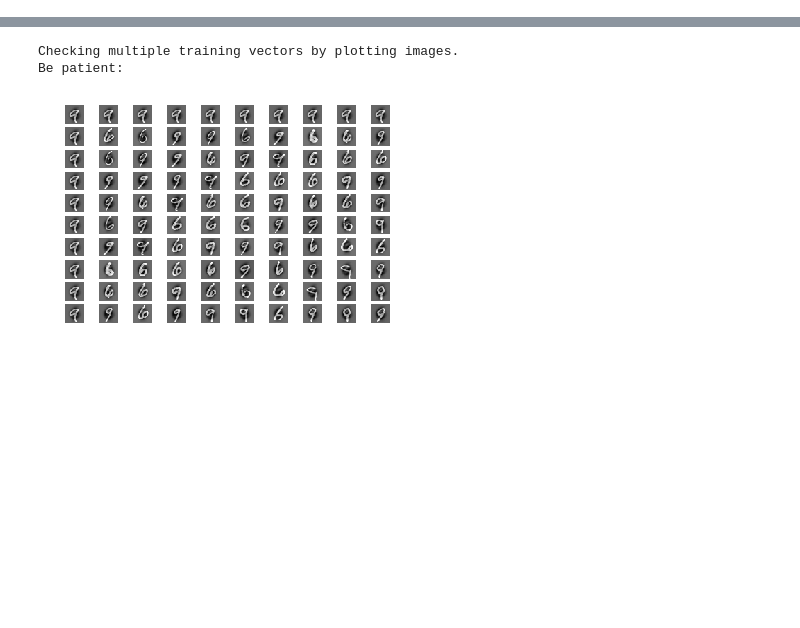
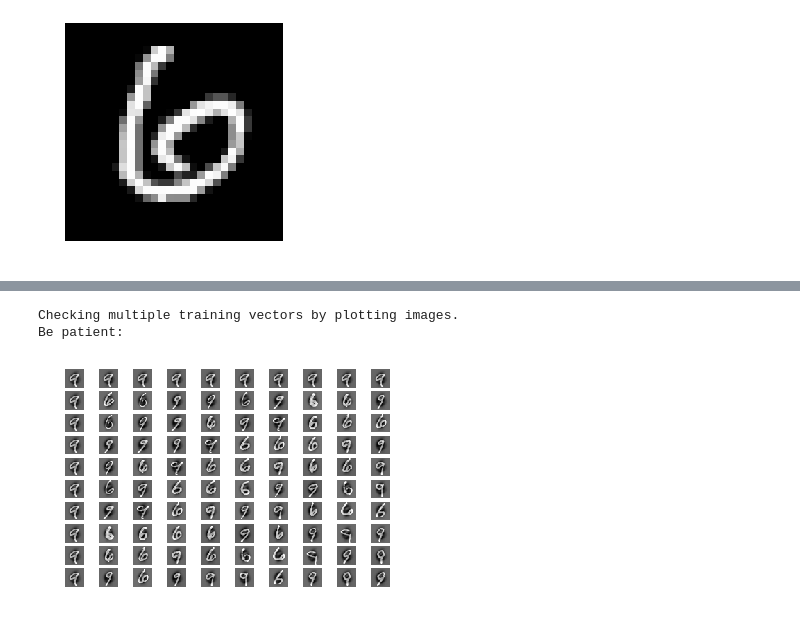
Before and after one commit to MR-KHILADI/MNIST-PCA-Bayes, a Jupyter notebook: MNIST-PCA.ipynb, the cells around one changed output, grey strips where cells are left out. Saved outputs shown, nothing was run; the diff lists cells and outputs as text; code cells hidden in the pictures; blank space fills up the shorter version.

```diff
--- a/MNIST-PCA.ipynb
+++ b/MNIST-PCA.ipynb
@@ -167,0 +161,5 @@ prin_comp=np.dot(Z_train,Eigenvectors.T)
+# %%
+test_data=pd.read_csv("mnist_test.csv")
+test_data=test_data[(test_data['label']==6) | (test_data['label']==9)]
+# %%
+test_data1=np.array(test_data.drop(['label'],axis=1))
@@ -167,0 +170,4 @@ prin_comp=np.dot(Z_train,Eigenvectors.T)
+# %%
+vectortoimg(test_data1[2])
+# %% [output]
+[figure, added]
```
Also changed, not shown: parts of 86 cells of this notebook.
